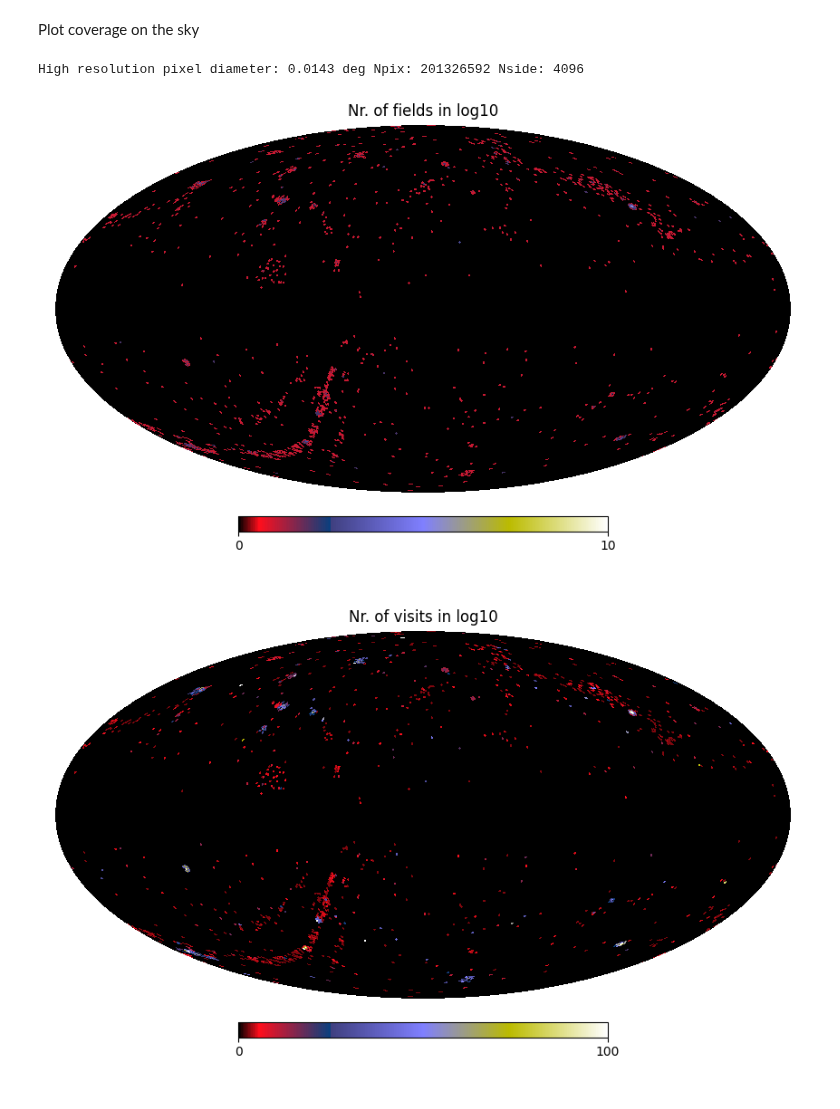
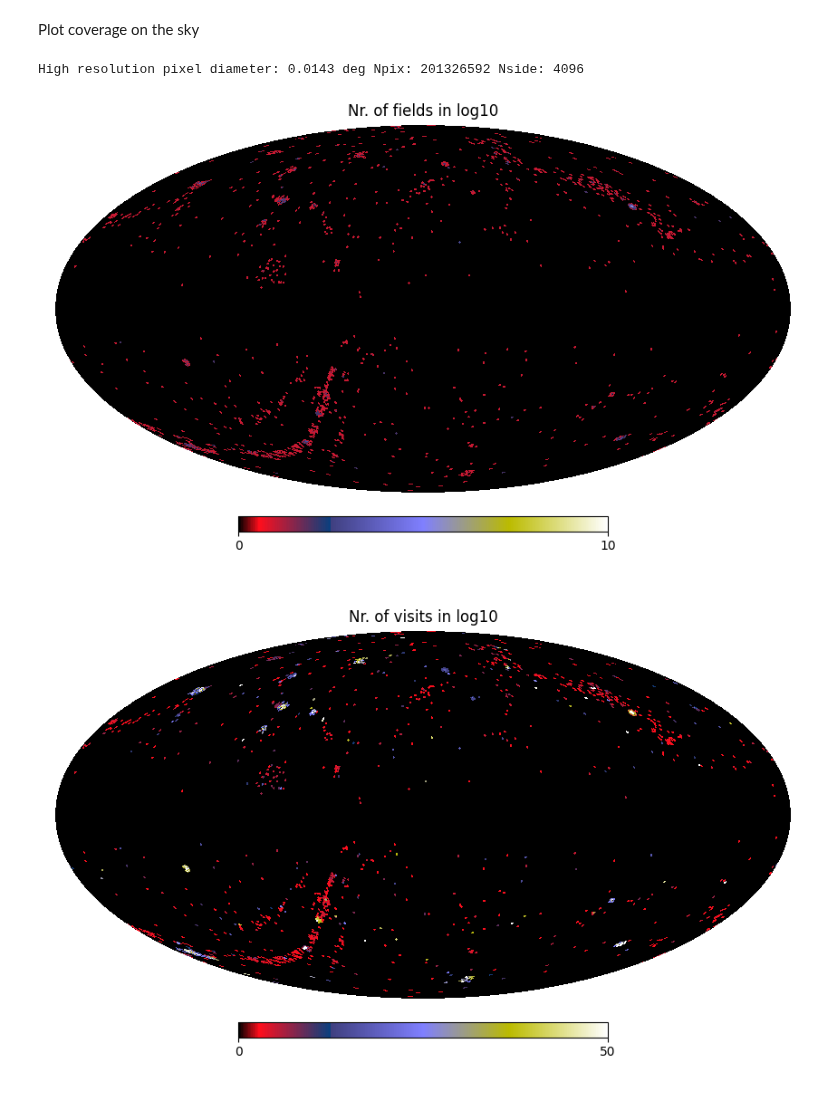
Before and after one commit to rbuehler/vasca, a Jupyter notebook: vasca/examples/query_GALEX.ipynb, the cells around one changed output. Saved outputs shown, nothing was run; the diff lists cells and outputs as text; code cells hidden in the pictures.

```diff
--- a/vasca/examples/query_GALEX.ipynb
+++ b/vasca/examples/query_GALEX.ipynb
@@ -120,31 +120,31 @@ Plot coverage on the sky
 # %%
 plot_sky = True
 if plot_sky:
     #Setup high res plotting data
     nside_hres     = nside*16
     npix_hres = hpy.nside2npix(nside_hres)
     pix_diam_hres = hpy.nside2resol(nside_hres, arcmin=True) / 60 * uu.deg
     print("High resolution pixel diameter:",np.round(pix_diam_hres,4),"Npix:",npix_hres,"Nside:",nside_hres)
     tt_fd["hvec"] = hpy.ang2vec(tt_fd["gall"],tt_fd["galb"],lonlat=True)
 
     nr_vis_hres = np.zeros(npix_hres)  # empty map
     nr_fd_hres = np.zeros(npix_hres)  # empty map
     GALEX_FOV = 0.5  # disc radius in deg
 
     # fill map with coverage data
     for fd in tt_fd[sel_fd]:
         ipix_disc = hpy.query_disc(nside=nside_hres, vec=fd["hvec"], radius=np.radians(GALEX_FOV))
         nr_fd_hres[ipix_disc] += 1  # number of fields
         nr_vis_hres[ipix_disc] += fd["nr_vis"]
 
     #Plot
     hpy.mollview(nr_fd_hres, title="Nr. of fields in log10",nest=False,cmap="gist_stern",min=0,max=10,xsize=4800)
-    hpy.mollview(nr_vis_hres, title="Nr. of visits in log10",nest=False,cmap="gist_stern",min=0,max=100, xsize=4800)
+    hpy.mollview(nr_vis_hres, title="Nr. of visits in log10",nest=False,cmap="gist_stern",min=0,max=50, xsize=4800)
     #hpy.graticule(color="white",dpar=45, dmer=60)
 
 #write healpix map to Aladin format, modify names
 # hpy.fitsfunc.write_map(filename,[hp_vis, hp_exp],coord="C",column_names=["nr_vis", "exposure"],dtype=[np.float32, np.float32],overwrite=True,partial=True)
 # %% [output]
 High resolution pixel diameter: 0.0143 deg Npix: 201326592 Nside: 4096
 [figure]
-[figure, old version]
+[figure, new version]
```
Also changed, not shown: 5 other files.
